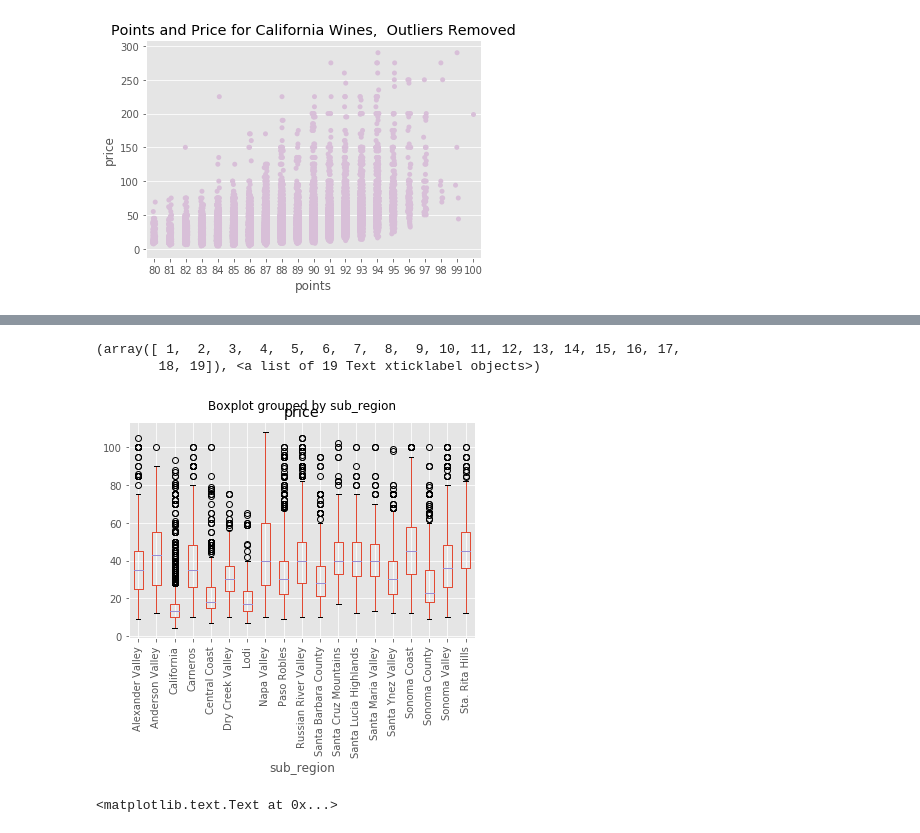
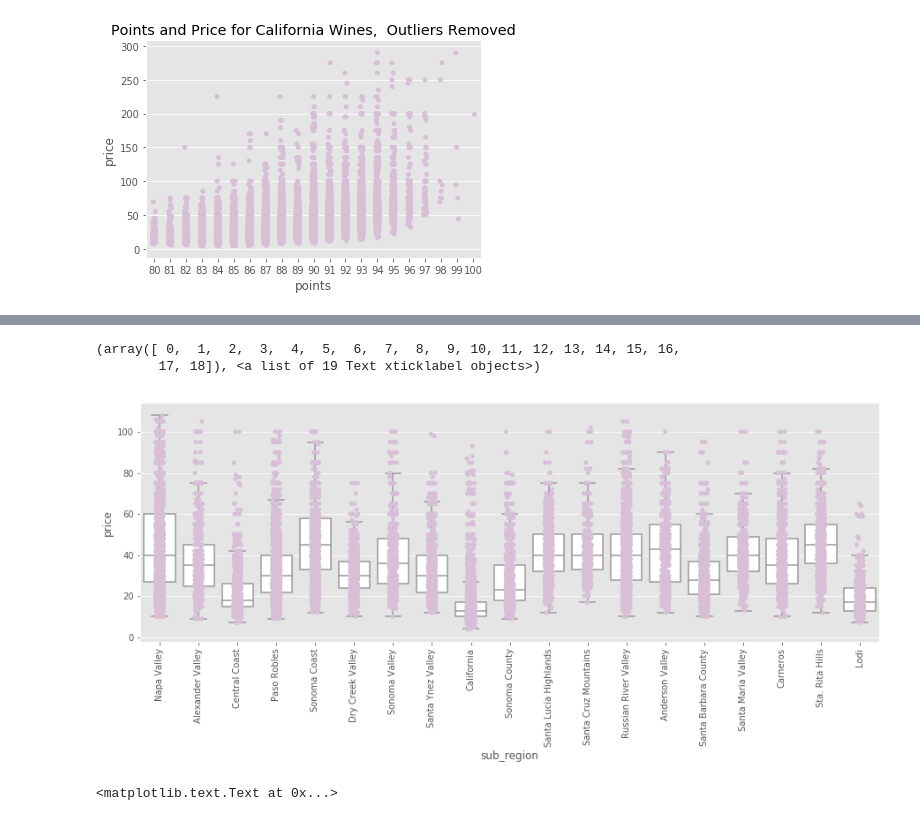
Before and after one commit to sarahrahrah/sprngbrd-mini-projects, a Jupyter notebook: capstone1/wine-data-story.ipynb, the cells around one changed output, grey strips where cells are left out. Cells and saved outputs as stored; diff of their text form; code cells hidden in the pictures.

```diff
--- a/capstone1/wine-data-story.ipynb
+++ b/capstone1/wine-data-story.ipynb
@@ -621,11 +629,13 @@ plt.xticks(rotation=90)
 # %%
 modified_caliwines = modified_caliwines[modified_caliwines['price'] < 110]
-modified_caliwines.boxplot(by='sub_region', column=['price'])
+plt.figure(figsize=(15, 5))
+sns.boxplot(x='sub_region', y='price', data=modified_caliwines, showfliers=False, color='white')
+sns.stripplot(x='sub_region', y='price', data=modified_caliwines, color="thistle", jitter = True)
 plt.xticks(rotation=90)
 # %% [output]
-(array([ 1,  2,  3,  4,  5,  6,  7,  8,  9, 10, 11, 12, 13, 14, 15, 16, 17,
-        18, 19]), <a list of 19 Text xticklabel objects>)
+(array([ 0,  1,  2,  3,  4,  5,  6,  7,  8,  9, 10, 11, 12, 13, 14, 15, 16,
+        17, 18]), <a list of 19 Text xticklabel objects>)
-[figure, old version]
+[figure, new version]
 # %%
 avg_points_per_sub_region = modified_caliwines.groupby('sub_region')['points'].mean()
 avg_points_per_sub_region.plot(kind ='bar', color = 'thistle')
```
Also changed, not shown: parts of 19 cells of this notebook.
